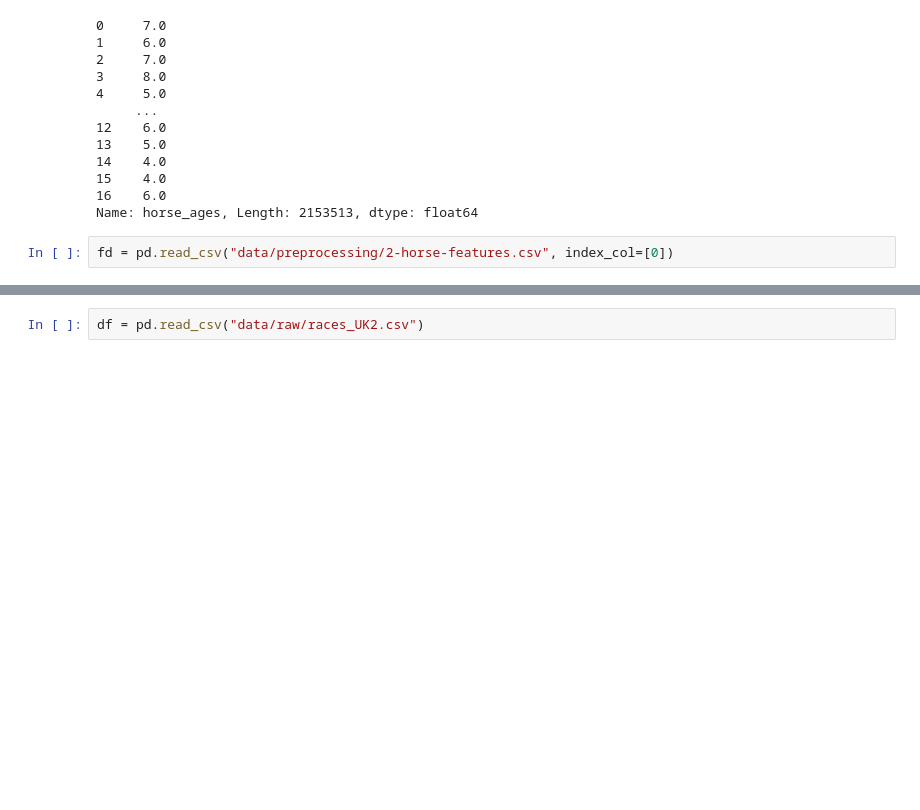
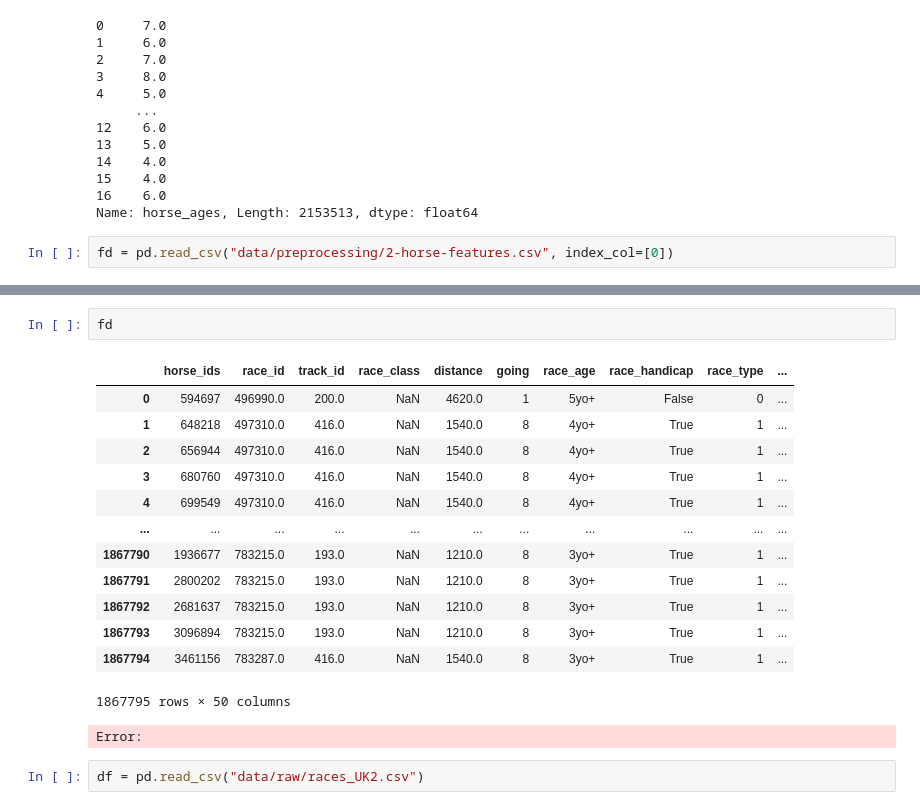
Before and after one commit to Sean-Leishman/gbp-horse-prediction, a Jupyter notebook: preprocessing.ipynb, the cells around one changed output, grey strips where cells are left out. Cells and saved outputs as stored; diff of their text form; blank space fills up the shorter version.

```diff
--- a/preprocessing.ipynb
+++ b/preprocessing.ipynb
@@ -190,3 +176,20 @@ fdd = pd.read_csv("data/preprocessing/1-feature-generation.csv", index_col=[0])
+# %%
+fd
+# %% [output]
+|  | horse_ids | race_id | track_id | race_class | distance | going | race_age | race_handicap | race_type | ... |
+| 0 | 594697 | 496990.0 | 200.0 | NaN | 4620.0 | 1 | 5yo+ | False | 0 | ... |
+| 1 | 648218 | 497310.0 | 416.0 | NaN | 1540.0 | 8 | 4yo+ | True | 1 | ... |
+| 2 | 656944 | 497310.0 | 416.0 | NaN | 1540.0 | 8 | 4yo+ | True | 1 | ... |
+| 3 | 680760 | 497310.0 | 416.0 | NaN | 1540.0 | 8 | 4yo+ | True | 1 | ... |
+| 4 | 699549 | 497310.0 | 416.0 | NaN | 1540.0 | 8 | 4yo+ | True | 1 | ... |
+| ... | ... | ... | ... | ... | ... | ... | ... | ... | ... | ... |
+| 1867790 | 1936677 | 783215.0 | 193.0 | NaN | 1210.0 | 8 | 3yo+ | True | 1 | ... |
+| 1867791 | 2800202 | 783215.0 | 193.0 | NaN | 1210.0 | 8 | 3yo+ | True | 1 | ... |
+| 1867792 | 2681637 | 783215.0 | 193.0 | NaN | 1210.0 | 8 | 3yo+ | True | 1 | ... |
+| 1867793 | 3096894 | 783215.0 | 193.0 | NaN | 1210.0 | 8 | 3yo+ | True | 1 | ... |
+| 1867794 | 3461156 | 783287.0 | 416.0 | NaN | 1540.0 | 8 | 3yo+ | True | 1 | ... |
+1867795 rows × 50 columns
+Error:
 # %%
 df = pd.read_csv("data/raw/races_UK2.csv")
 # %%
```
Also changed, not shown: parts of 2 cells of this notebook, 1 other file.
